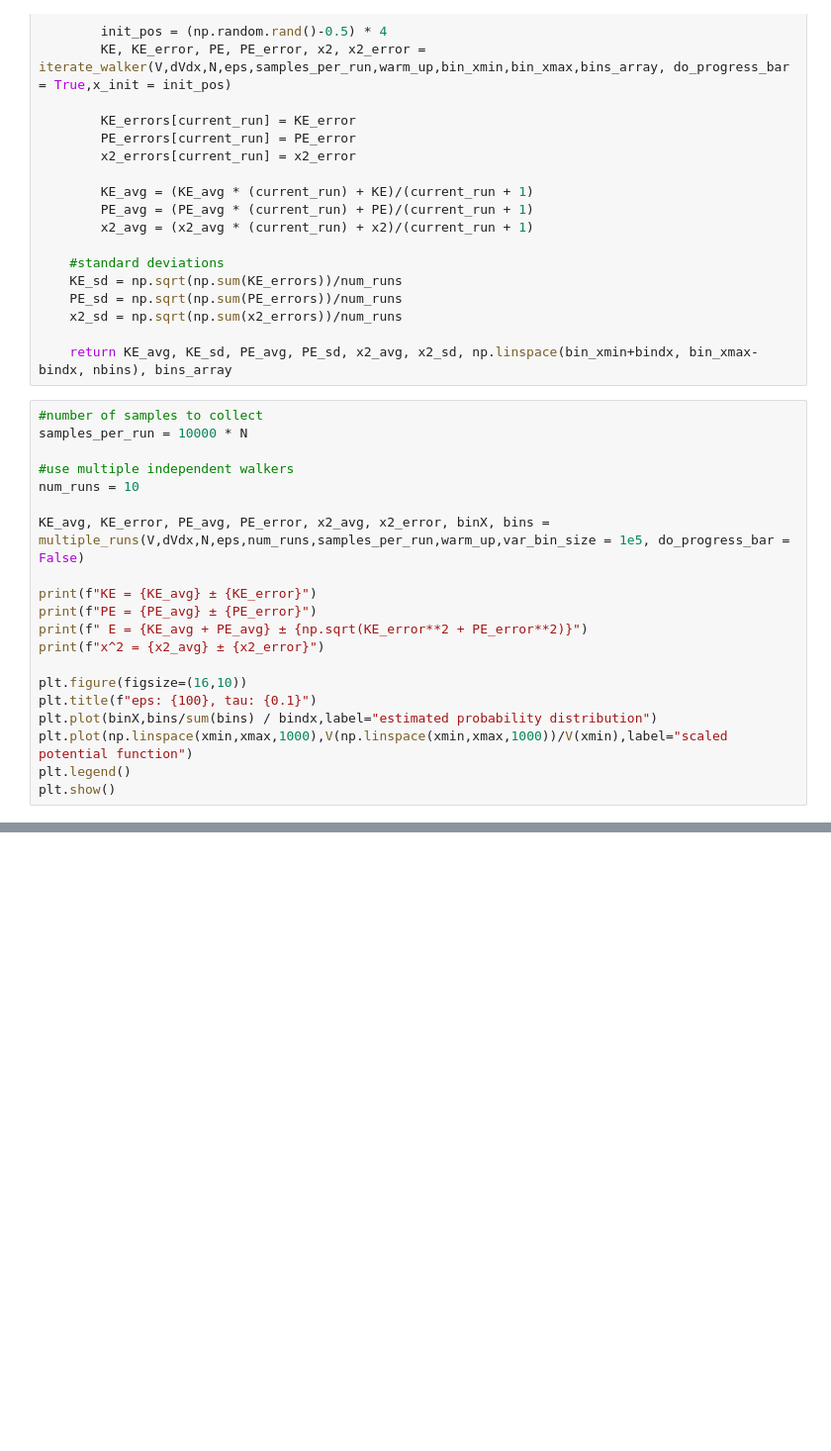
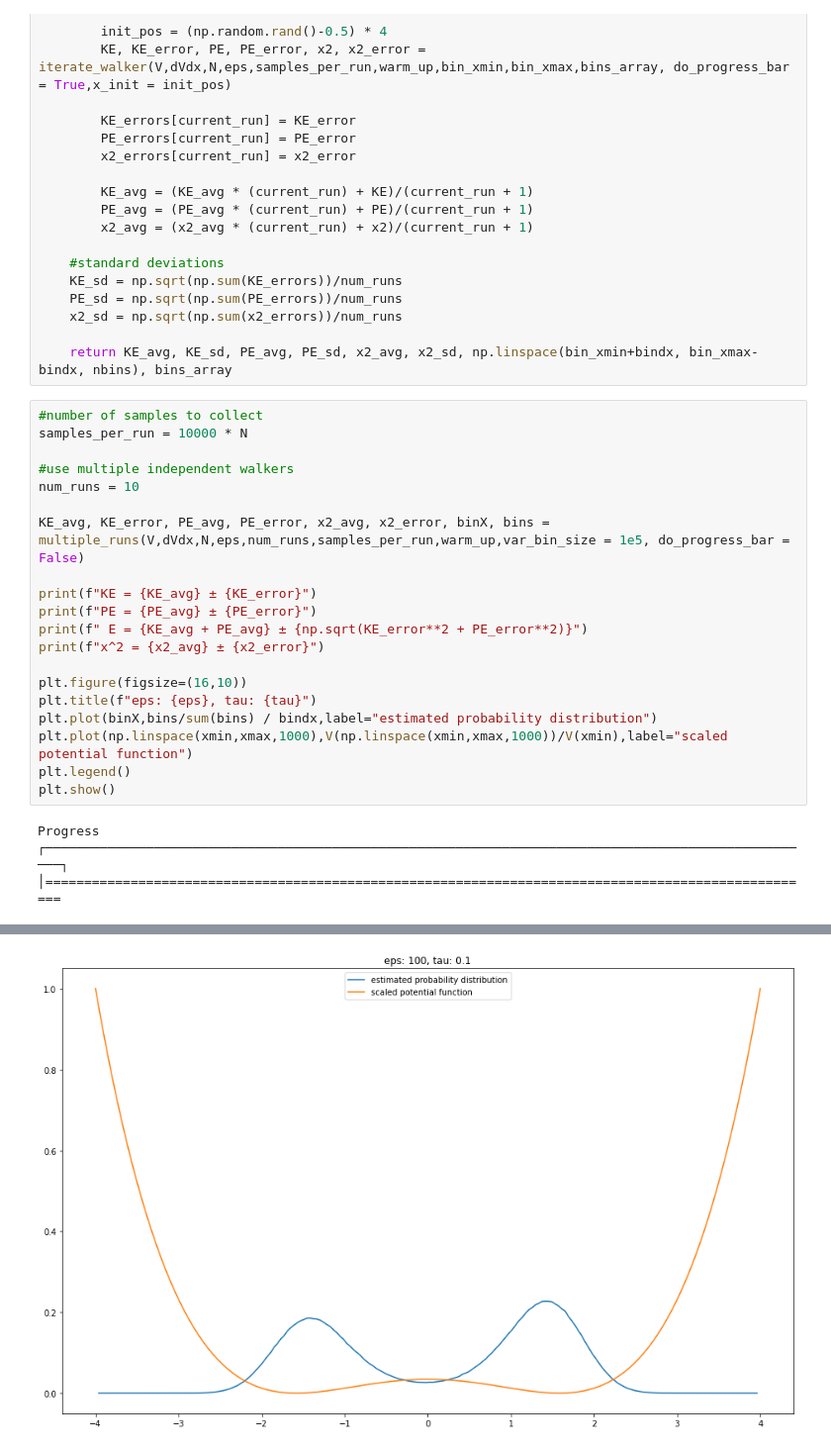
Before and after one commit to chrisamz/142-Final-Project, a Jupyter notebook: mysol_present.ipynb, the cells around one changed output, grey strips where cells are left out. Shown at 99% size. Drawn from its saved outputs; the diff is of its cells as text; blank space fills up the shorter version.

```diff
--- a/mysol_present.ipynb
+++ b/mysol_present.ipynb
@@ -280,8 +280,12 @@ print(f" E = {KE_avg + PE_avg} ± {np.sqrt(KE_error**2 + PE_error**2)}")
 print(f"x^2 = {x2_avg} ± {x2_error}")
 
 plt.figure(figsize=(16,10))
-plt.title(f"eps: {100}, tau: {0.1}")
+plt.title(f"eps: {eps}, tau: {tau}")
 plt.plot(binX,bins/sum(bins) / bindx,label="estimated probability distribution")
 plt.plot(np.linspace(xmin,xmax,1000),V(np.linspace(xmin,xmax,1000))/V(xmin),label="scaled potential function")
 plt.legend()
 plt.show()
+# %% [output]
+Progress
+┌────────────────────────────────────────────────────────────────────────────────────────────────────┐
+│====================================================================================================
@@ -287,0 +309 @@ plt.show()
+[figure, added]
```
Also changed, not shown: parts of 10 cells of this notebook.
